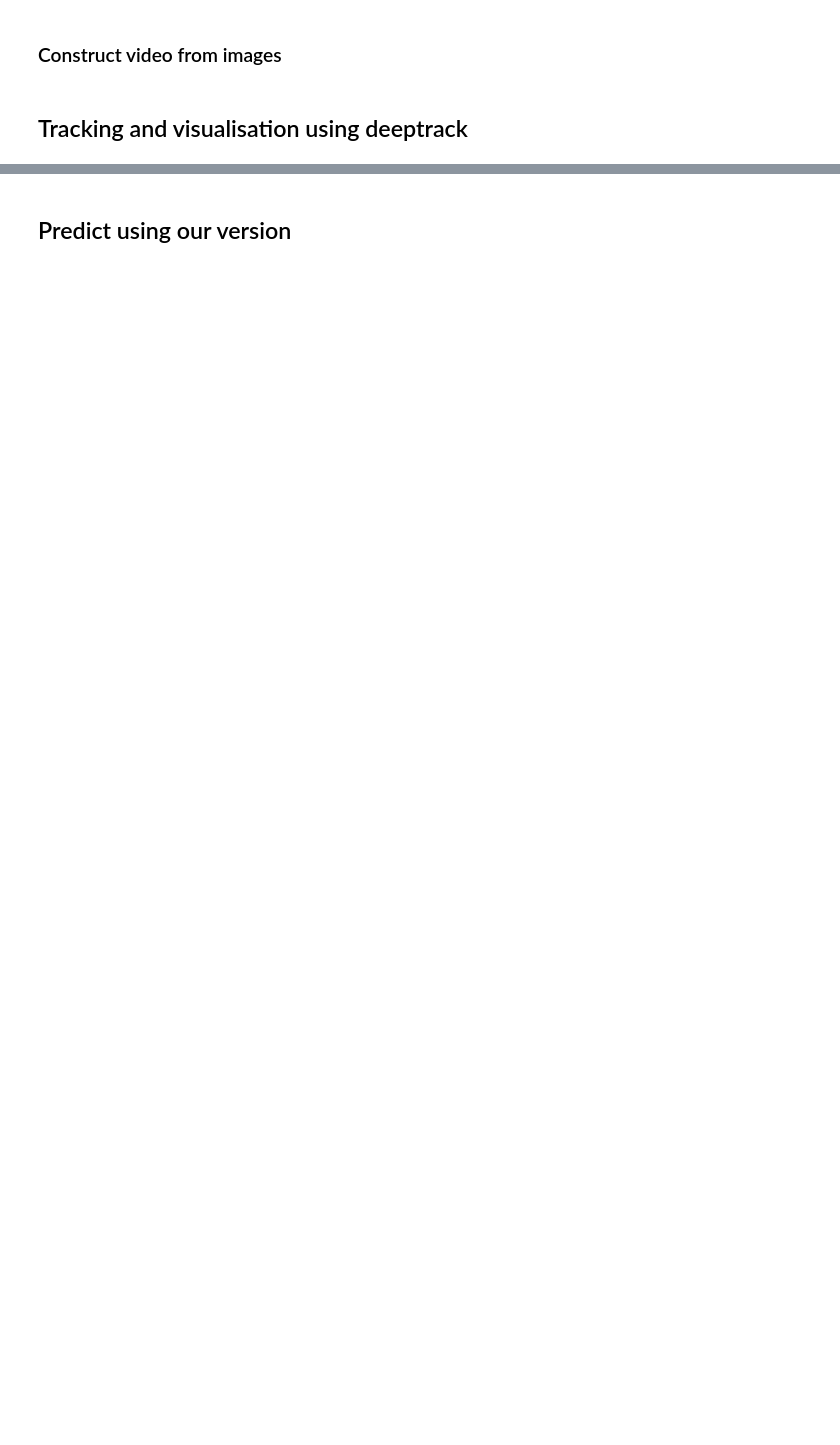
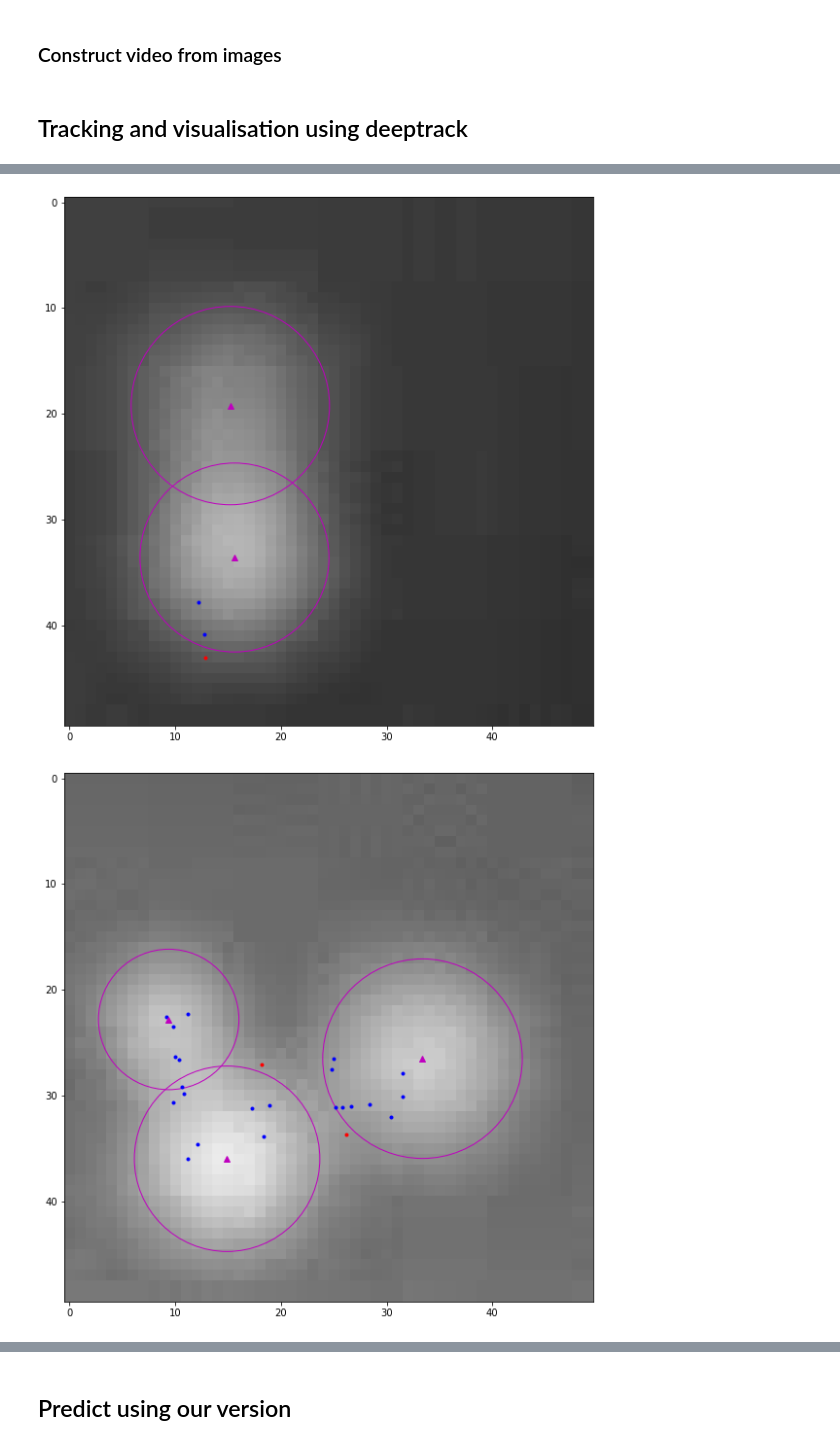
Before and after one commit to FredrikMeisingseth/DeepTrack, a Jupyter notebook: DeepTrack 1.0/single particle benchmarking.ipynb, the cells around one changed output, grey strips where cells are left out. Saved outputs shown, nothing was run; the diff lists cells and outputs as text; code cells hidden in the pictures; blank space fills up the shorter version.

```diff
--- a/DeepTrack 1.0/single particle benchmarking.ipynb
+++ b/DeepTrack 1.0/single particle benchmarking.ipynb
@@ -310,0 +249,19 @@ cv2.destroyAllWindows()
+# %%
+particle_radial_distance_threshold = 15
+particle_maximum_interdistance = 30
+
+nr_real_particles,nr_predictions,nr_hits,nr_misses,misses = benchmark.hits_and_misses_DT(number_frames_to_be_tracked,
+                                                                  predicted_positions_wrt_frame,
+                                                                  particle_positions_and_radiuses,
+                                                                  particle_radial_distance_threshold,
+                                                                  return_misses = True)
+
+benchmark.visualize_hits_and_misses_DT(number_frames_to_be_tracked,
+                          frames,
+                          particle_positions_and_radiuses,
+                          predicted_positions_wrt_frame,
+                          particle_radial_distance_threshold,
+                          misses)
+# %% [output]
+[figure, added]
+[figure, added]
```
Also changed, not shown: parts of 15 cells of this notebook, 1 other file.
